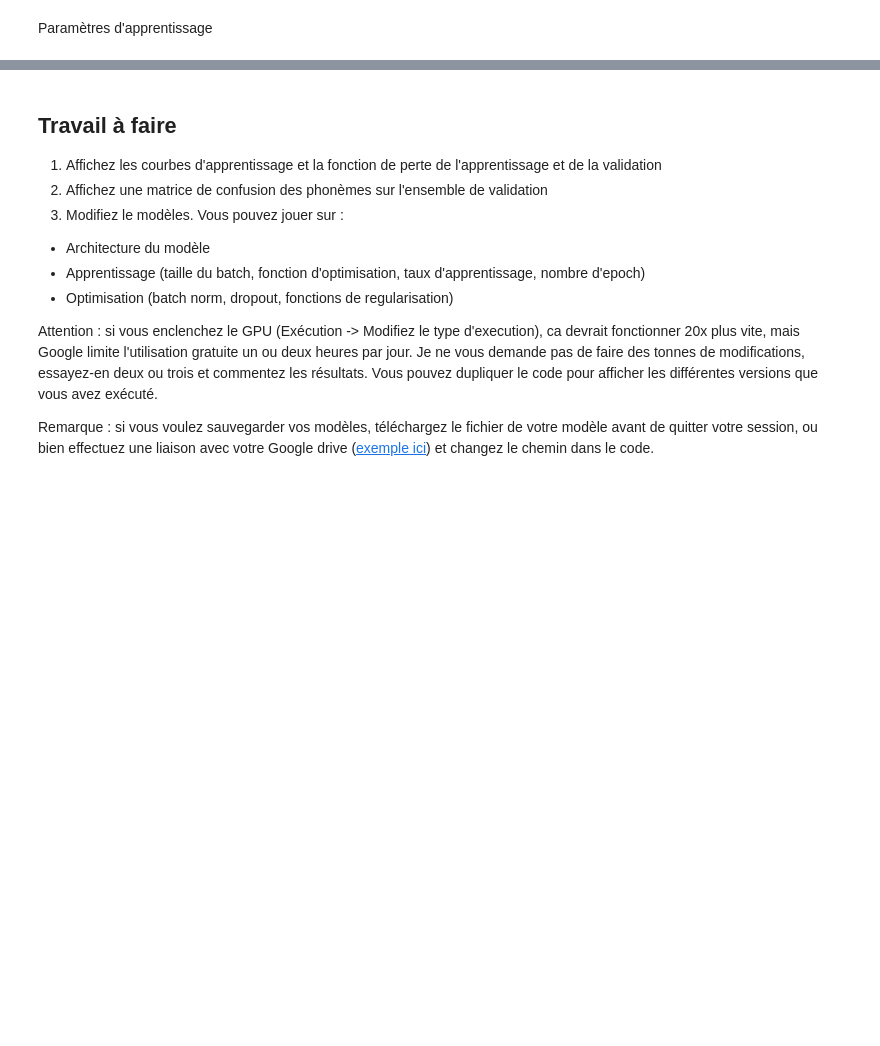
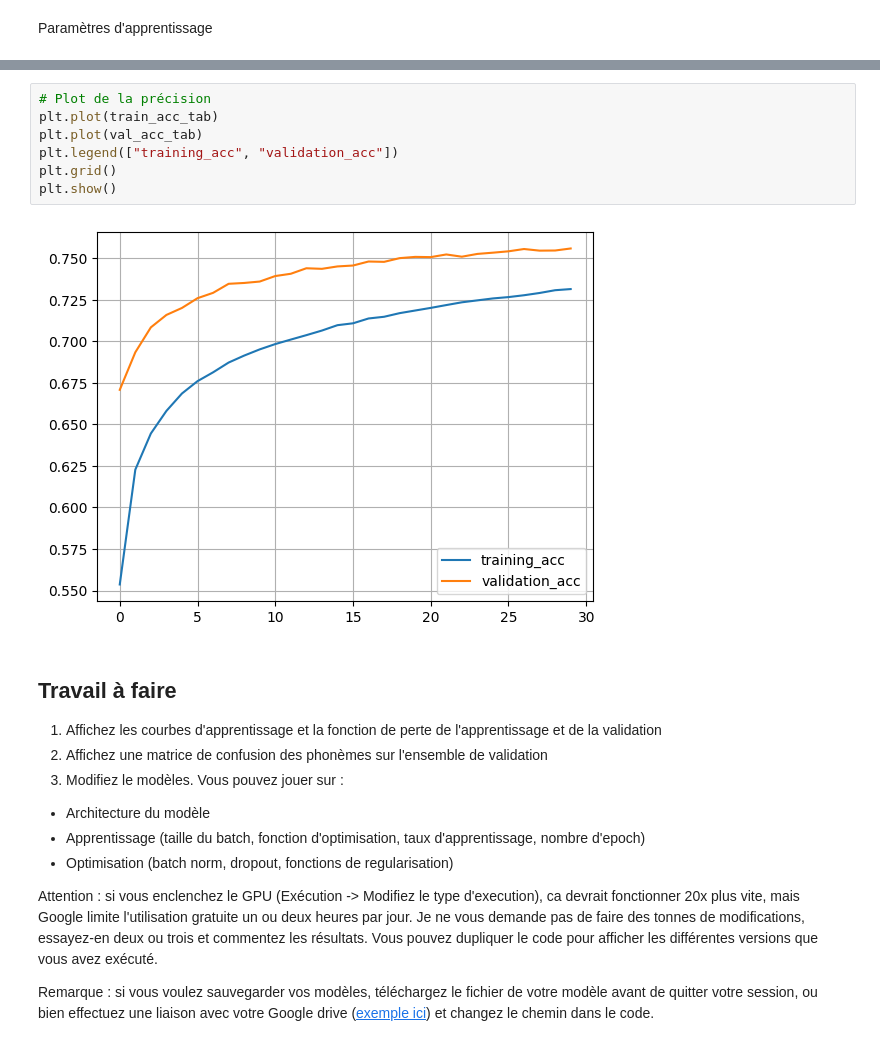
Before and after one commit to 0Pedrh0/Automatic_Speech_Processing, a Jupyter notebook: Projet_3EN_TSI_2025_DNN_TIMIT_Hanni_Benarib.ipynb, the cells around one changed output, grey strips where cells are left out. Cells and saved outputs as stored; diff of their text form; blank space fills up the shorter version.

```diff
--- a/Projet_3EN_TSI_2025_DNN_TIMIT_Hanni_Benarib.ipynb
+++ b/Projet_3EN_TSI_2025_DNN_TIMIT_Hanni_Benarib.ipynb
@@ -354,3 +334,12 @@ plt.show()
+# %%
+# Plot de la précision
+plt.plot(train_acc_tab)
+plt.plot(val_acc_tab)
+plt.legend(["training_acc", "validation_acc"])
+plt.grid()
+plt.show()
+# %% [output]
+[figure, added]
 # %% [markdown]
 ## Travail à faire
 
```
Also changed, not shown: parts of 25 cells of this notebook.
